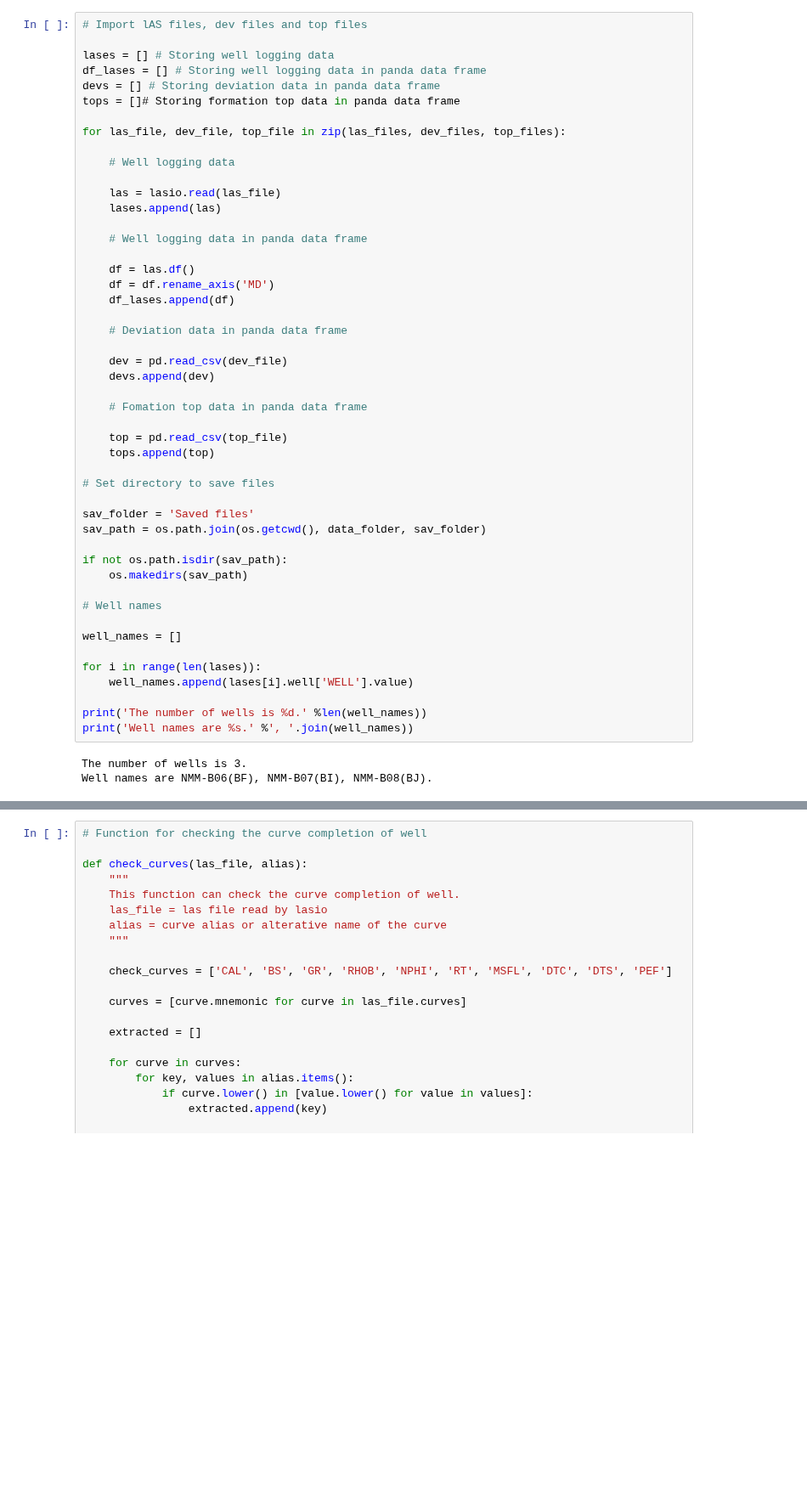
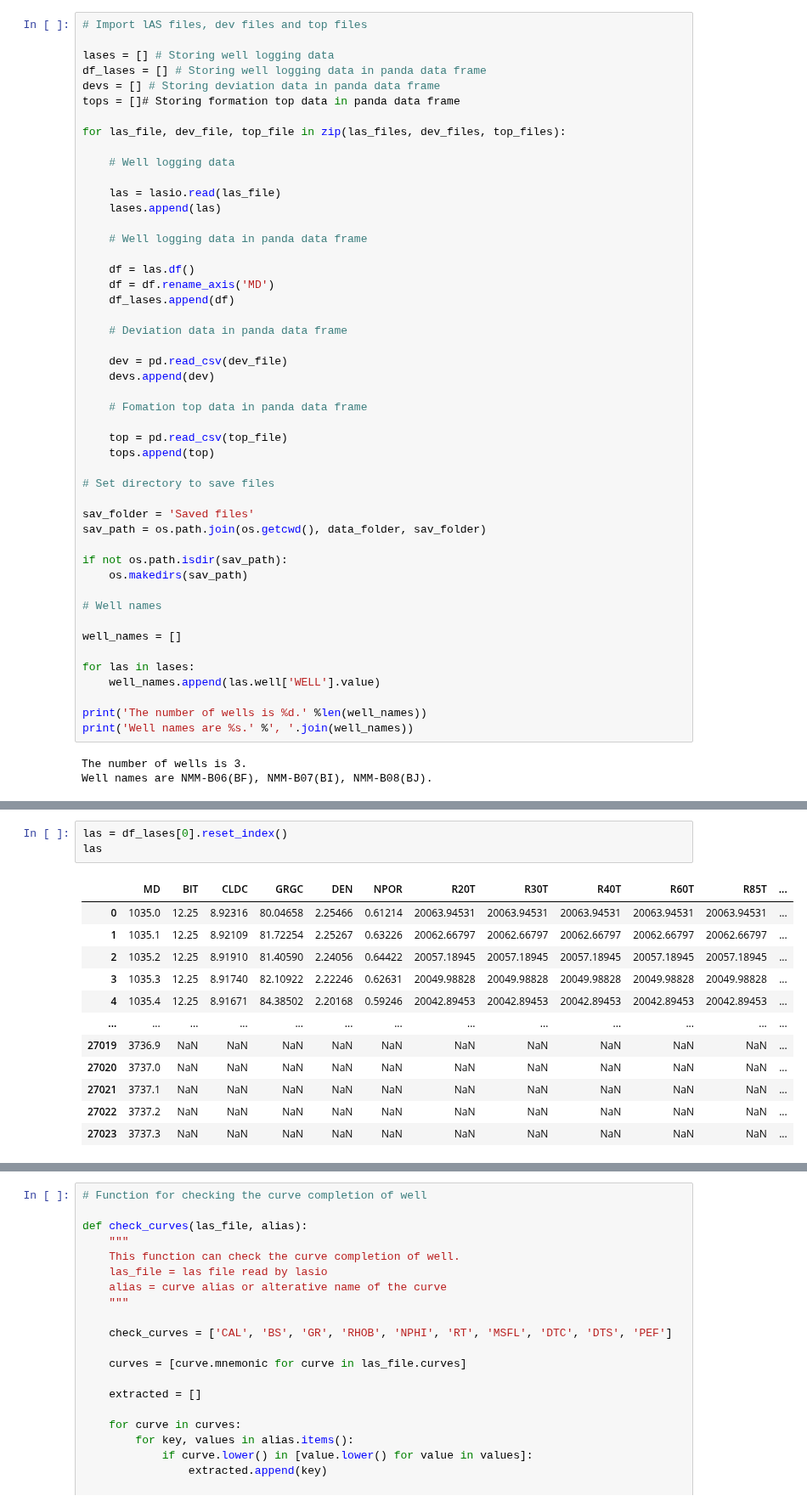
Before and after one commit to phumikrai/1D-MEM, a Jupyter notebook: Automated 1D MEM.ipynb, the cells around one changed output, grey strips where cells are left out. Shown at 85% size. Cells and saved outputs as stored; diff of their text form; blank space fills up the shorter version.

```diff
--- a/Automated 1D MEM.ipynb
+++ b/Automated 1D MEM.ipynb
@@ -268,8 +265,8 @@ if not os.path.isdir(sav_path):
 
 well_names = []
 
-for i in range(len(lases)):
-    well_names.append(lases[i].well['WELL'].value)
+for las in lases:
+    well_names.append(las.well['WELL'].value)
 
 print('The number of wells is %d.' %len(well_names))
 print('Well names are %s.' %', '.join(well_names))
@@ -298,0 +398,16 @@ while True:
+# %%
+las = df_lases[0].reset_index()
+las
+# %% [output]
+|  | MD | BIT | CLDC | GRGC | DEN | NPOR | R20T | R30T | R40T | R60T | R85T | ... |
+| 0 | 1035.0 | 12.25 | 8.92316 | 80.04658 | 2.25466 | 0.61214 | 20063.94531 | 20063.94531 | 20063.94531 | 20063.94531 | 20063.94531 | ... |
+| 1 | 1035.1 | 12.25 | 8.92109 | 81.72254 | 2.25267 | 0.63226 | 20062.66797 | 20062.66797 | 20062.66797 | 20062.66797 | 20062.66797 | ... |
+| 2 | 1035.2 | 12.25 | 8.91910 | 81.40590 | 2.24056 | 0.64422 | 20057.18945 | 20057.18945 | 20057.18945 | 20057.18945 | 20057.18945 | ... |
+| 3 | 1035.3 | 12.25 | 8.91740 | 82.10922 | 2.22246 | 0.62631 | 20049.98828 | 20049.98828 | 20049.98828 | 20049.98828 | 20049.98828 | ... |
+| 4 | 1035.4 | 12.25 | 8.91671 | 84.38502 | 2.20168 | 0.59246 | 20042.89453 | 20042.89453 | 20042.89453 | 20042.89453 | 20042.89453 | ... |
+| ... | ... | ... | ... | ... | ... | ... | ... | ... | ... | ... | ... | ... |
+| 27019 | 3736.9 | NaN | NaN | NaN | NaN | NaN | NaN | NaN | NaN | NaN | NaN | ... |
+| 27020 | 3737.0 | NaN | NaN | NaN | NaN | NaN | NaN | NaN | NaN | NaN | NaN | ... |
+| 27021 | 3737.1 | NaN | NaN | NaN | NaN | NaN | NaN | NaN | NaN | NaN | NaN | ... |
+| 27022 | 3737.2 | NaN | NaN | NaN | NaN | NaN | NaN | NaN | NaN | NaN | NaN | ... |
+| 27023 | 3737.3 | NaN | NaN | NaN | NaN | NaN | NaN | NaN | NaN | NaN | NaN | ... |
```
Also changed, not shown: parts of 11 cells of this notebook.
